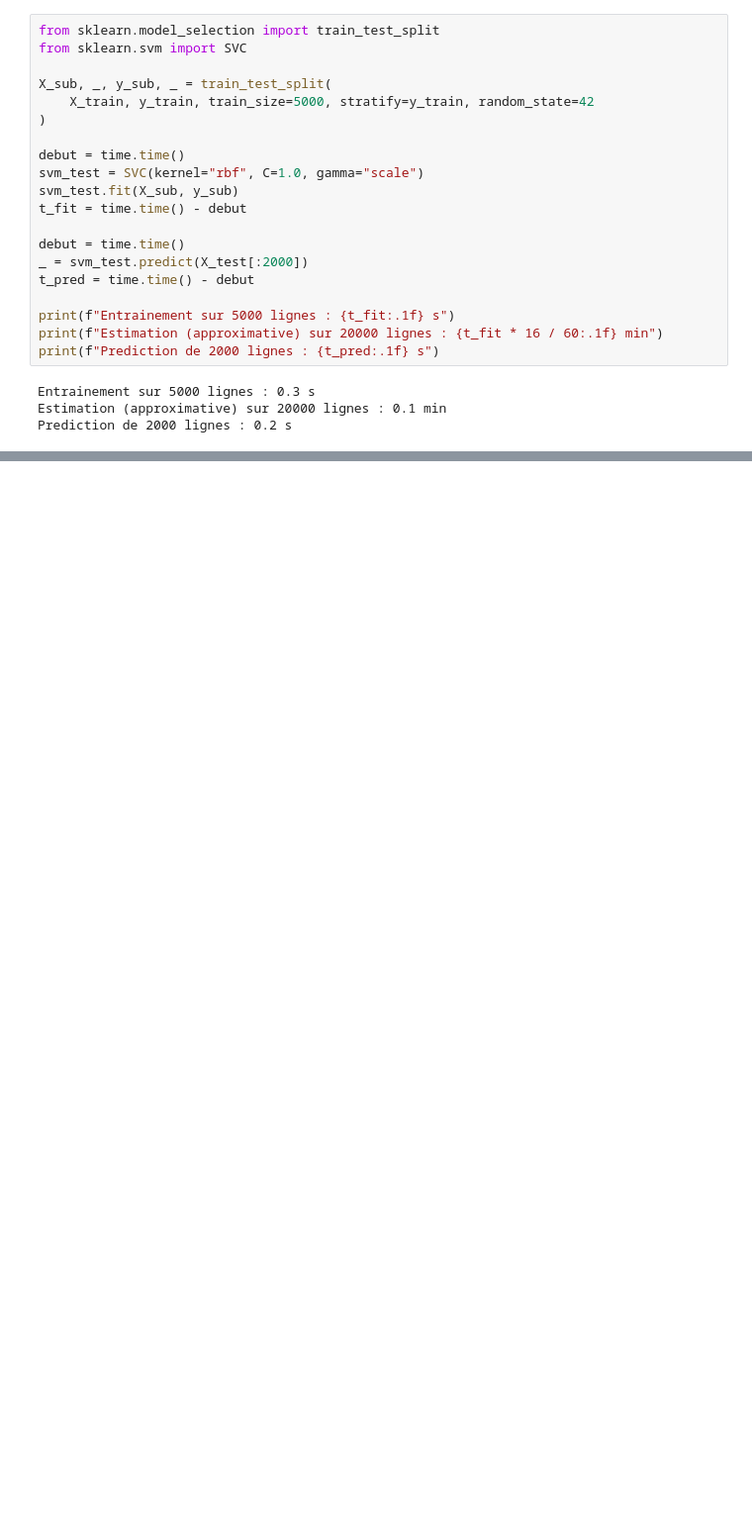
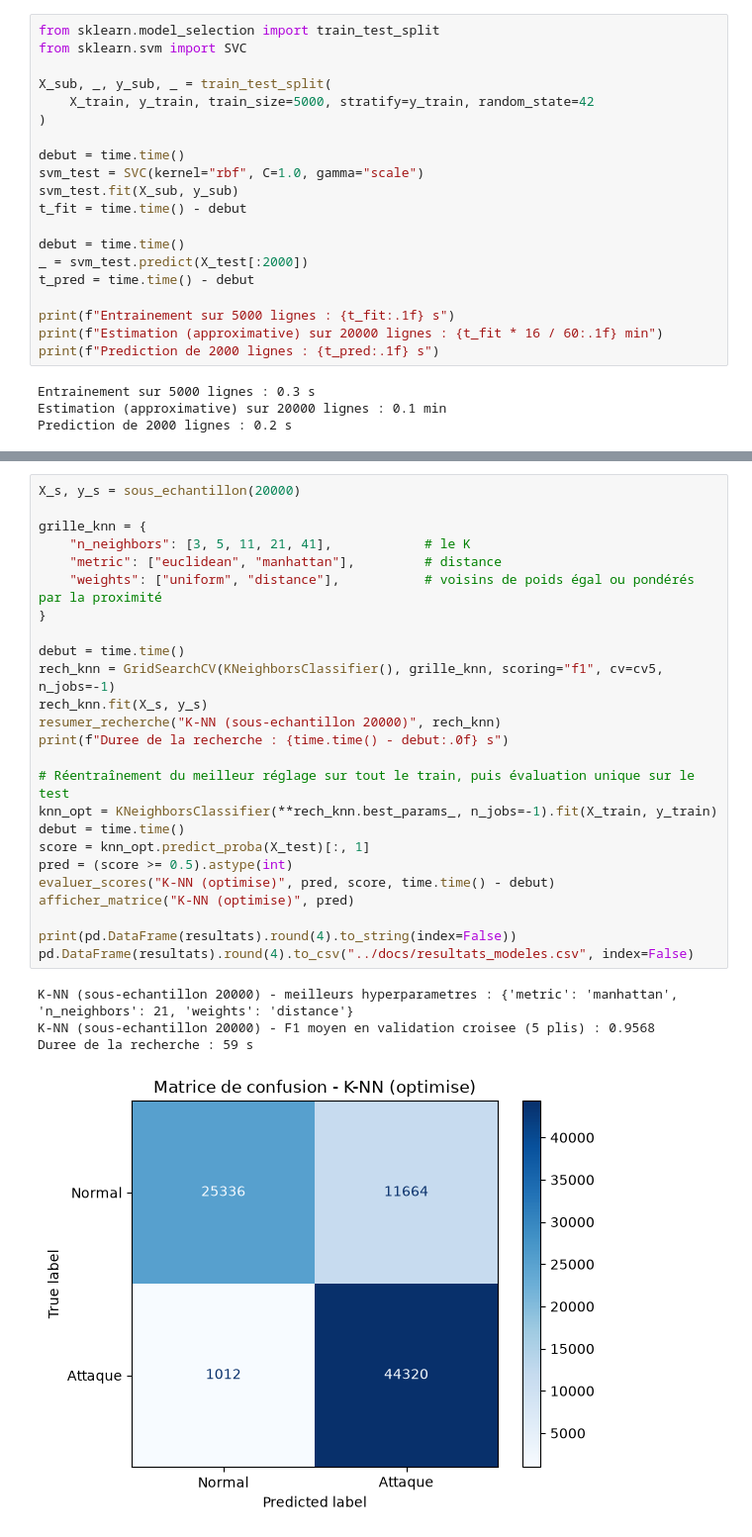
Before and after one commit to barellina/DM-Detection-Intrusions-UNSW-NB15, a Jupyter notebook: notebooks/03_model_training_evaluation.ipynb, the cells around one changed output, grey strips where cells are left out. Shown at 99% size. Drawn from its saved outputs; the diff is of its cells as text; blank space fills up the shorter version.

```diff
--- a/notebooks/03_model_training_evaluation.ipynb
+++ b/notebooks/03_model_training_evaluation.ipynb
@@ -296,0 +395,30 @@ SVM lineaire (LinearSVC)    0.8111     0.7504  0.9842 0.8516   0.9537       12.8
+# %%
+X_s, y_s = sous_echantillon(20000)
+
+grille_knn = {
+    "n_neighbors": [3, 5, 11, 21, 41],            # le K
+    "metric": ["euclidean", "manhattan"],         # distance
+    "weights": ["uniform", "distance"],           # voisins de poids égal ou pondérés par la proximité
+}
+
+debut = time.time()
+rech_knn = GridSearchCV(KNeighborsClassifier(), grille_knn, scoring="f1", cv=cv5, n_jobs=-1)
+rech_knn.fit(X_s, y_s)
+resumer_recherche("K-NN (sous-echantillon 20000)", rech_knn)
+print(f"Duree de la recherche : {time.time() - debut:.0f} s")
+
+# Réentraînement du meilleur réglage sur tout le train, puis évaluation unique sur le test
+knn_opt = KNeighborsClassifier(**rech_knn.best_params_, n_jobs=-1).fit(X_train, y_train)
+debut = time.time()
+score = knn_opt.predict_proba(X_test)[:, 1]
+pred = (score >= 0.5).astype(int)
+evaluer_scores("K-NN (optimise)", pred, score, time.time() - debut)
+afficher_matrice("K-NN (optimise)", pred)
+
+print(pd.DataFrame(resultats).round(4).to_string(index=False))
+pd.DataFrame(resultats).round(4).to_csv("../docs/resultats_modeles.csv", index=False)
+# %% [output]
+K-NN (sous-echantillon 20000) - meilleurs hyperparametres : {'metric': 'manhattan', 'n_neighbors': 21, 'weights': 'distance'}
+K-NN (sous-echantillon 20000) - F1 moyen en validation croisee (5 plis) : 0.9568
+Duree de la recherche : 59 s
+[figure, added]
```
Also changed, not shown: parts of 11 cells of this notebook, 4 other files.
